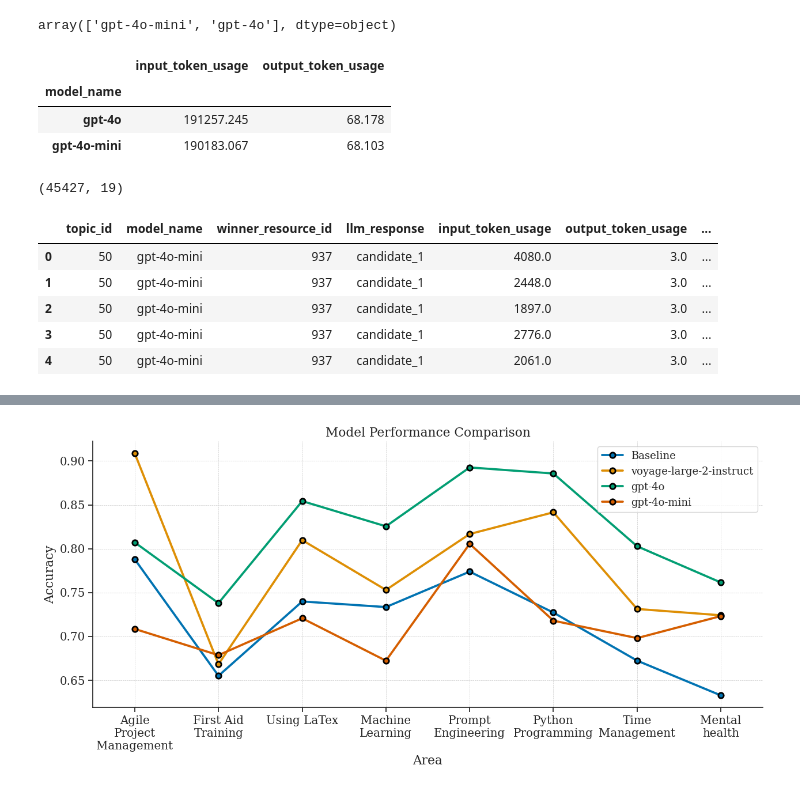
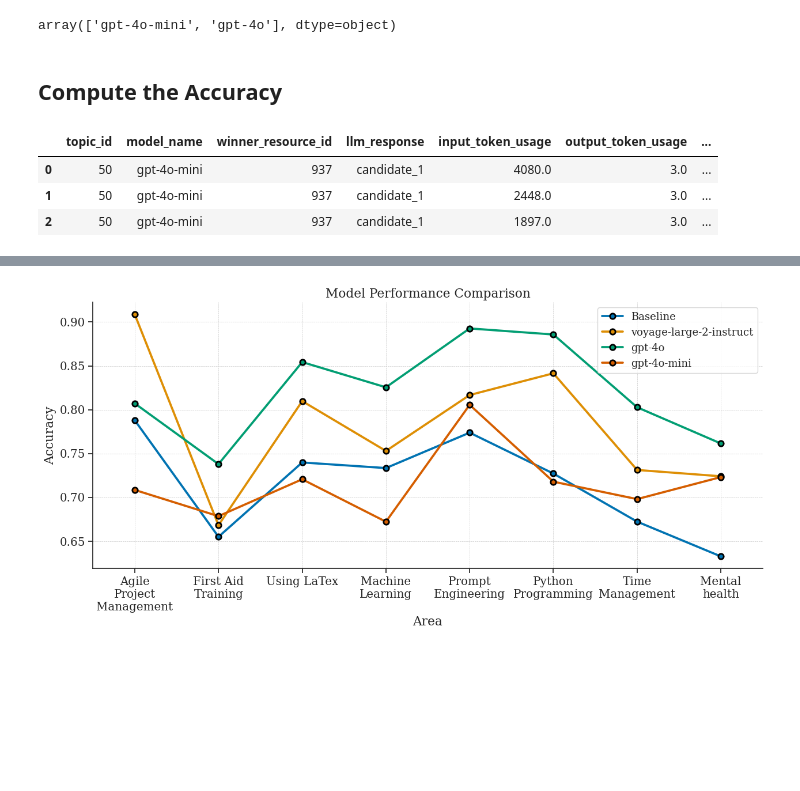
Before and after one commit to paperwriteranon/wsdm2024-llmprompt, a Jupyter notebook: acm_paper.ipynb, the cells around one changed output, grey strips where cells are left out. Drawn from its saved outputs; the diff is of its cells as text; code cells hidden in the pictures; blank space fills up the shorter version.

```diff
--- a/acm_paper.ipynb
+++ b/acm_paper.ipynb
@@ -106,16 +59,2 @@ results_df["model_name"].unique()
 # %% [output]
 array(['gpt-4o-mini', 'gpt-4o'], dtype=object)
-# %%
-results_df.groupby("model_name").agg({"input_token_usage":"sum","output_token_usage":"sum"})/1e3
-# %% [output]
-|  | input_token_usage | output_token_usage |
-| model_name |  |  |
-| gpt-4o | 191257.245 | 68.178 |
-| gpt-4o-mini | 190183.067 | 68.103 |
-# %%
-# results_df = results_df[results_df["tag"]=="v1_summary_accepted_rejected"]
-# results_df.shapeA
-results_df = results_df[results_df["status"]=="valid"]
-results_df.shape
-# %% [output]
-(45427, 19)
@@ -122,11 +69,10 @@ results_df.shape
+# %% [markdown]
+## Compute the Accuracy
 # %%
 results_df["accuracy"] = results_df.apply(lambda x : 1 if x["winner_resource_id"] == x["accepted_resource_id"] else 0, axis=1)
+results_df.head(3)
+# %% [output]
+|  | topic_id | model_name | winner_resource_id | llm_response | input_token_usage | output_token_usage | ... |
+| 0 | 50 | gpt-4o-mini | 937 | candidate_1 | 4080.0 | 3.0 | ... |
+| 1 | 50 | gpt-4o-mini | 937 | candidate_1 | 2448.0 | 3.0 | ... |
+| 2 | 50 | gpt-4o-mini | 937 | candidate_1 | 1897.0 | 3.0 | ... |
-# %%
-results_df.head()
-# %% [output]
-|  | topic_id | model_name | winner_resource_id | llm_response | input_token_usage | output_token_usage | ... |
-| 0 | 50 | gpt-4o-mini | 937 | candidate_1 | 4080.0 | 3.0 | ... |
-| 1 | 50 | gpt-4o-mini | 937 | candidate_1 | 2448.0 | 3.0 | ... |
-| 2 | 50 | gpt-4o-mini | 937 | candidate_1 | 1897.0 | 3.0 | ... |
-| 3 | 50 | gpt-4o-mini | 937 | candidate_1 | 2776.0 | 3.0 | ... |
-| 4 | 50 | gpt-4o-mini | 937 | candidate_1 | 2061.0 | 3.0 | ... |
```
Also changed, not shown: parts of 31 cells of this notebook, 4 other files.
